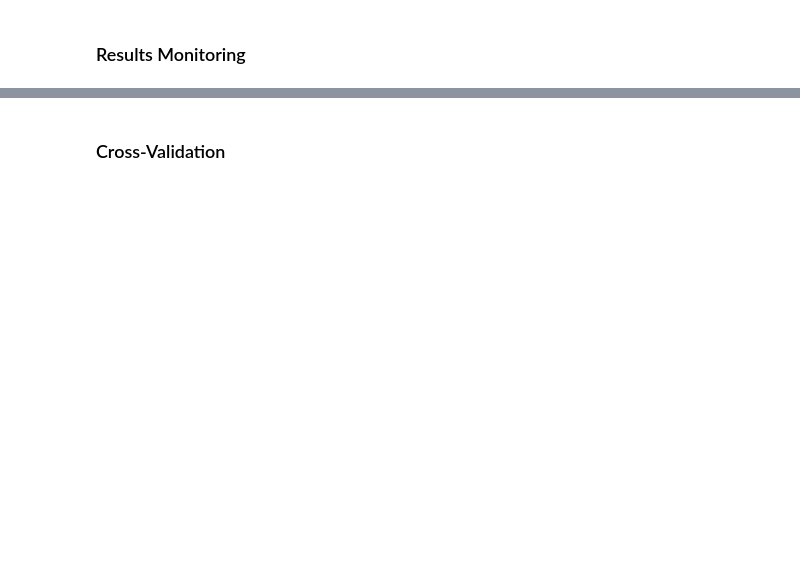
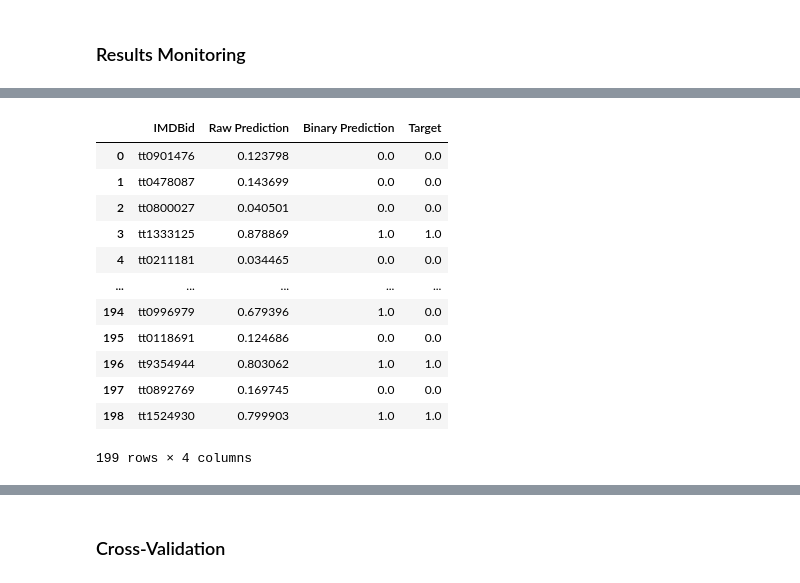
Before and after one commit to KyleZrey/SMCA, a Jupyter notebook: fusion_classification/SMCA_MCA.ipynb, the cells around one changed output, grey strips where cells are left out. Drawn from its saved outputs; the diff is of its cells as text; code cells hidden in the pictures; blank space fills up the shorter version.

```diff
--- a/fusion_classification/SMCA_MCA.ipynb
+++ b/fusion_classification/SMCA_MCA.ipynb
@@ -938,4 +986,18 @@ def plot_losses(train_losses, val_losses):
 # %%
-# eval_df = pd.read_csv('results/smca/val_predictions.csv')
-# eval_df
+eval_df = pd.read_csv('results/smca/val_predictions.csv')
+eval_df
+# %% [output]
+|  | IMDBid | Raw Prediction | Binary Prediction | Target |
+| 0 | tt0901476 | 0.123798 | 0.0 | 0.0 |
+| 1 | tt0478087 | 0.143699 | 0.0 | 0.0 |
+| 2 | tt0800027 | 0.040501 | 0.0 | 0.0 |
+| 3 | tt1333125 | 0.878869 | 1.0 | 1.0 |
+| 4 | tt0211181 | 0.034465 | 0.0 | 0.0 |
+| ... | ... | ... | ... | ... |
+| 194 | tt0996979 | 0.679396 | 1.0 | 0.0 |
+| 195 | tt0118691 | 0.124686 | 0.0 | 0.0 |
+| 196 | tt9354944 | 0.803062 | 1.0 | 1.0 |
+| 197 | tt0892769 | 0.169745 | 0.0 | 0.0 |
+| 198 | tt1524930 | 0.799903 | 1.0 | 1.0 |
+199 rows × 4 columns
 # %%
```
Also changed, not shown: parts of 12 cells of this notebook, 1 other file.
